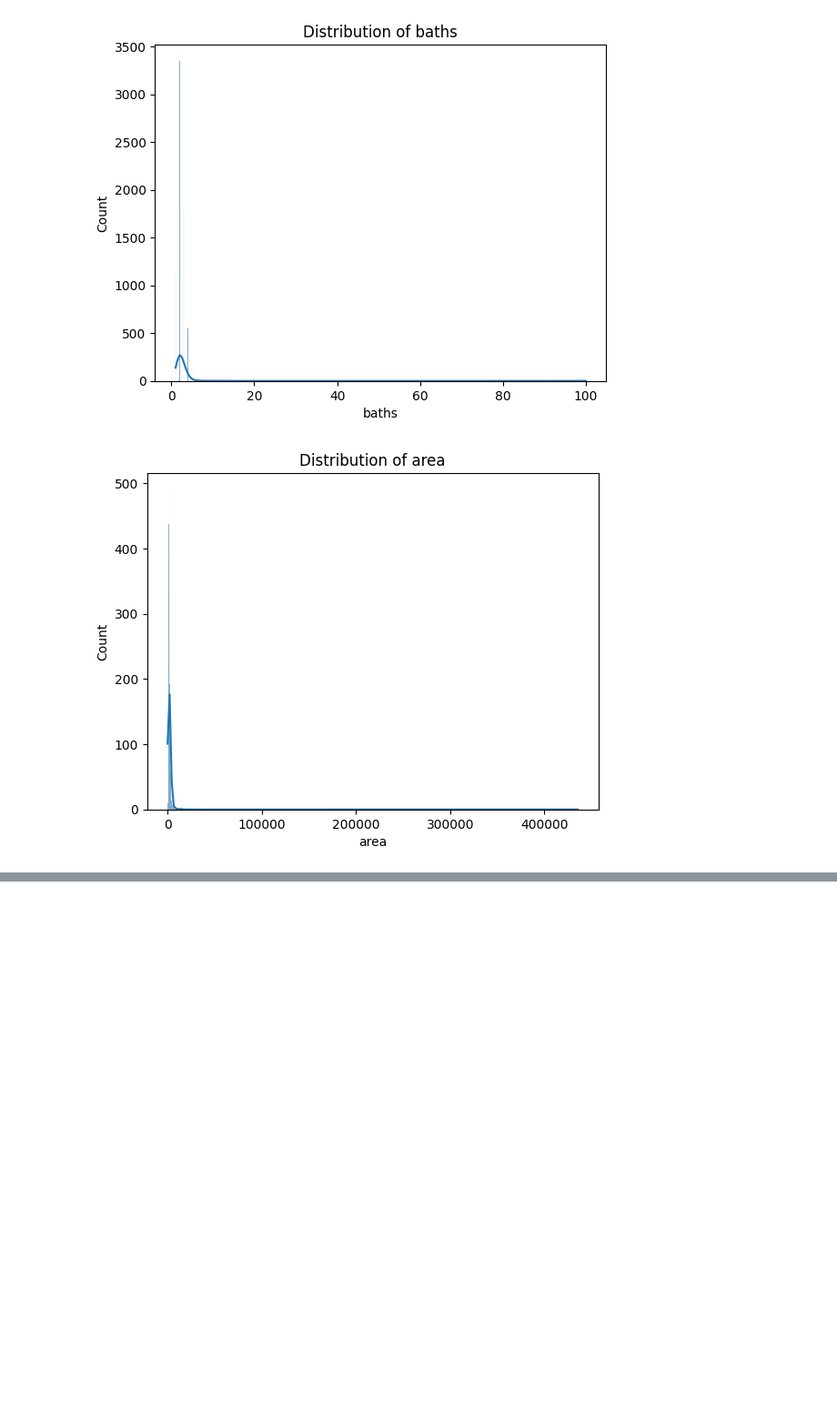
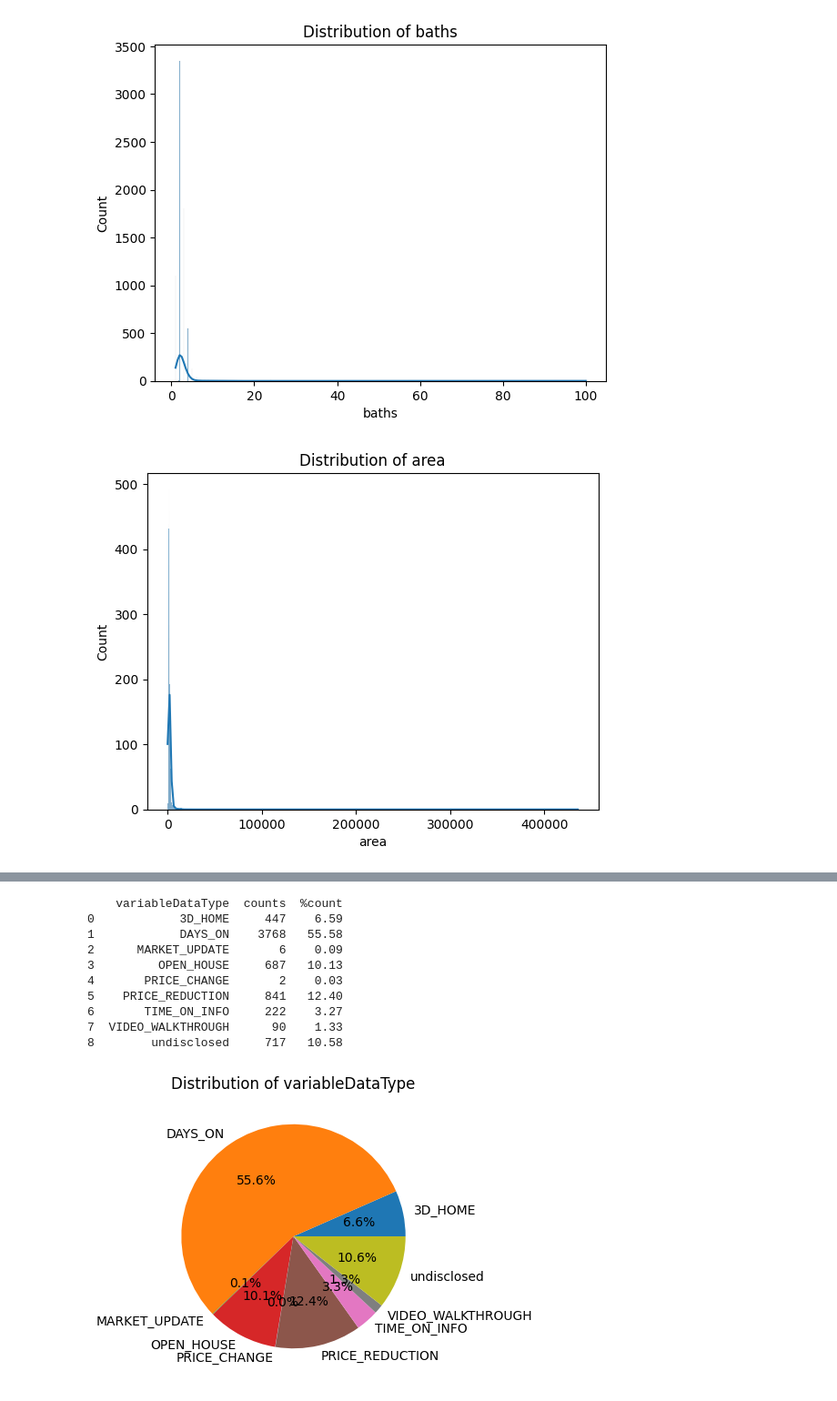
Before and after one commit to Stephkd123/Portfolio-Projects, a Jupyter notebook: Data ETL/house_std.ipynb, the cells around one changed output, grey strips where cells are left out. Shown at 91% size. Saved outputs shown, nothing was run; the diff lists cells and outputs as text; code cells hidden in the pictures; blank space fills up the shorter version.

```diff
--- a/Data ETL/house_std.ipynb
+++ b/Data ETL/house_std.ipynb
@@ -472,0 +553,3 @@ print(fun.metadata(df_2)) # final data distribution
+# %%
+# price_per_sqft = unformattedPrice / area
+new_df['price_per_sqft'] = new_df['unformattedPrice'] / new_df['area']
@@ -472,0 +585,2 @@ print(fun.metadata(df_2)) # final data distribution
+# %%
+housing_data = new_df.copy() #creating the sample data to begin processing
@@ -472,0 +634,3 @@ print(fun.metadata(df_2)) # final data distribution
+# %%
+housing_data.drop(['isFeaturedListing'], axis=1, inplace=True)
+housing_data.head(5)
@@ -472,0 +644,14 @@ print(fun.metadata(df_2)) # final data distribution
+# %%
+fun.pie_cate(housing_data,'variableDataType')
+# %% [output]
+    variableDataType  counts  %count
+0            3D_HOME     447    6.59
+1            DAYS_ON    3768   55.58
+2      MARKET_UPDATE       6    0.09
+3         OPEN_HOUSE     687   10.13
+4       PRICE_CHANGE       2    0.03
+5    PRICE_REDUCTION     841   12.40
+6       TIME_ON_INFO     222    3.27
+7  VIDEO_WALKTHROUGH      90    1.33
+8        undisclosed     717   10.58
+[figure, added]
```
Also changed, not shown: parts of 118 cells of this notebook.
